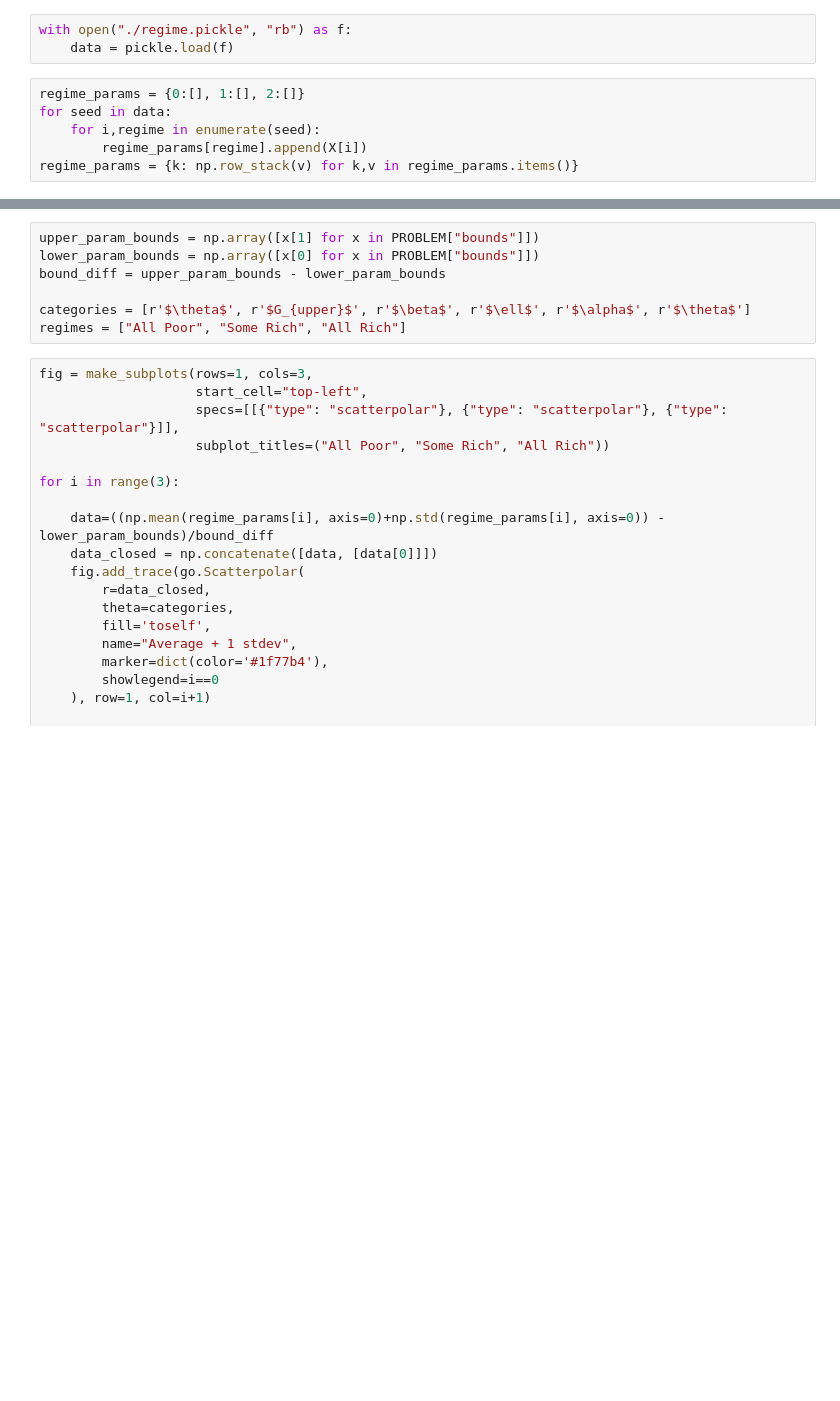
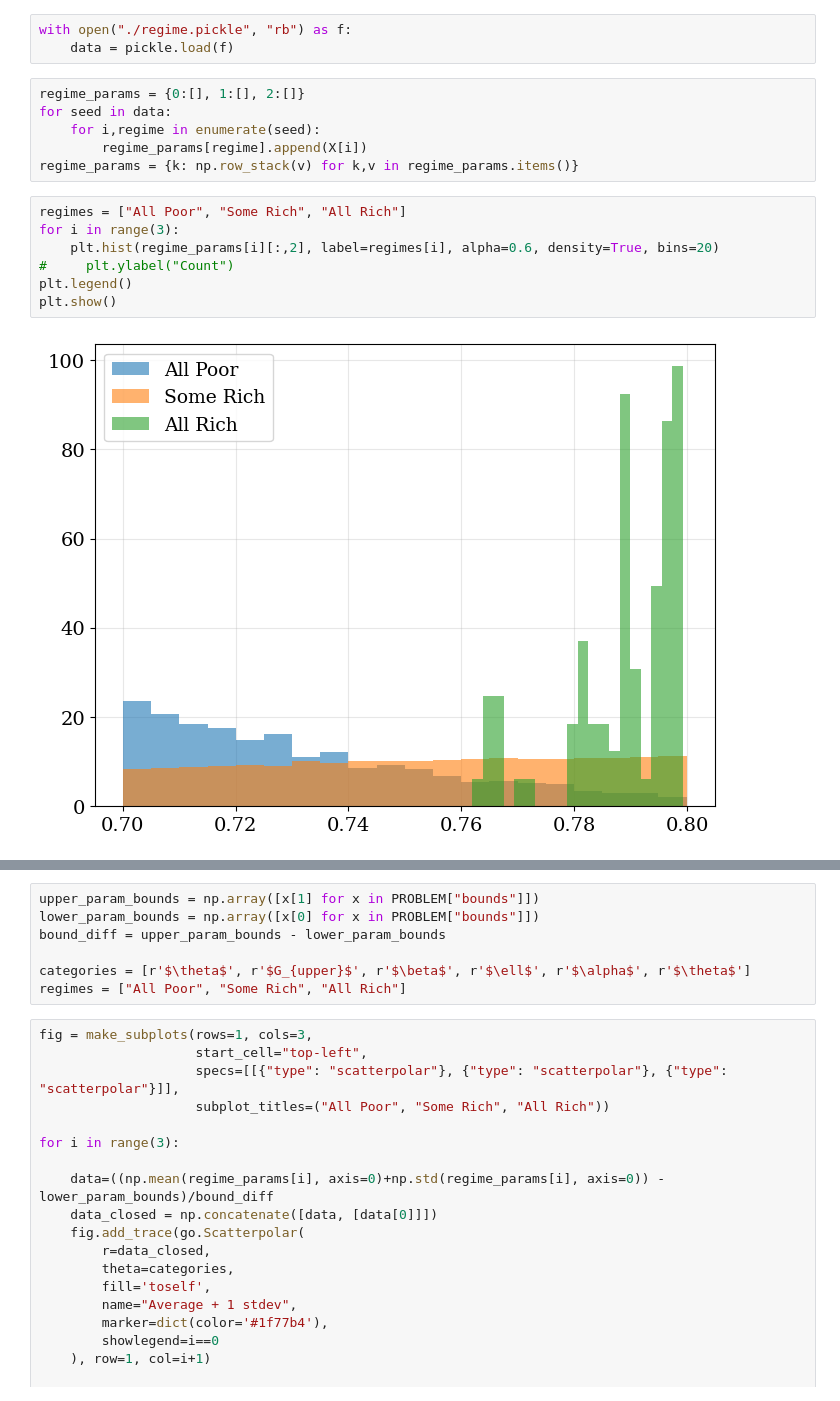
Before and after one commit to charlesaugdupont/poverty-trap, a Jupyter notebook: radar_plots.ipynb, the cells around one changed output, grey strips where cells are left out. Cells and saved outputs as stored; diff of their text form; blank space fills up the shorter version.

```diff
--- a/radar_plots.ipynb
+++ b/radar_plots.ipynb
@@ -60,3 +60,12 @@ for seed in data:
     for i,regime in enumerate(seed):
         regime_params[regime].append(X[i])
 regime_params = {k: np.row_stack(v) for k,v in regime_params.items()}
+# %%
+regimes = ["All Poor", "Some Rich", "All Rich"]
+for i in range(3):
+    plt.hist(regime_params[i][:,2], label=regimes[i], alpha=0.6, density=True, bins=20)
+#     plt.ylabel("Count")
+plt.legend()
+plt.show()
+# %% [output]
+[figure, added]
```
Also changed, not shown: parts of 1 cell of this notebook, 1 other file.
